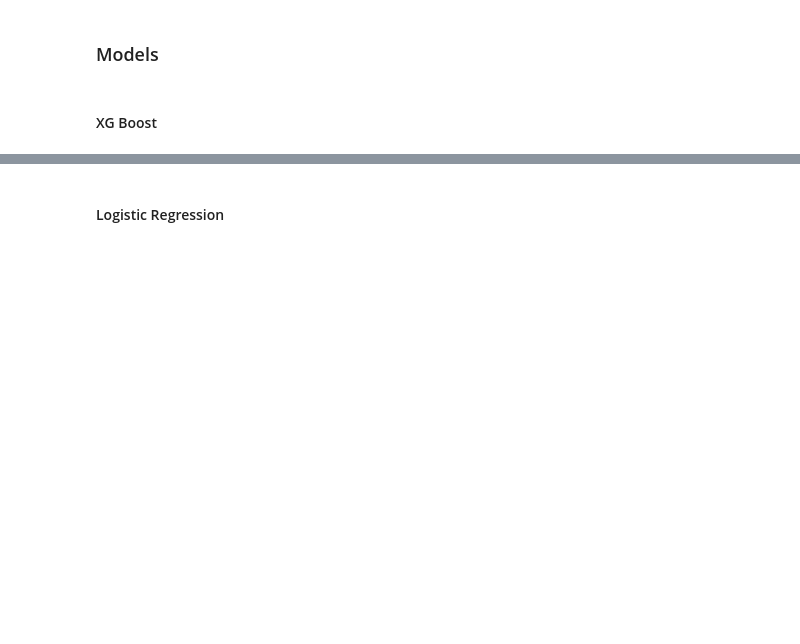
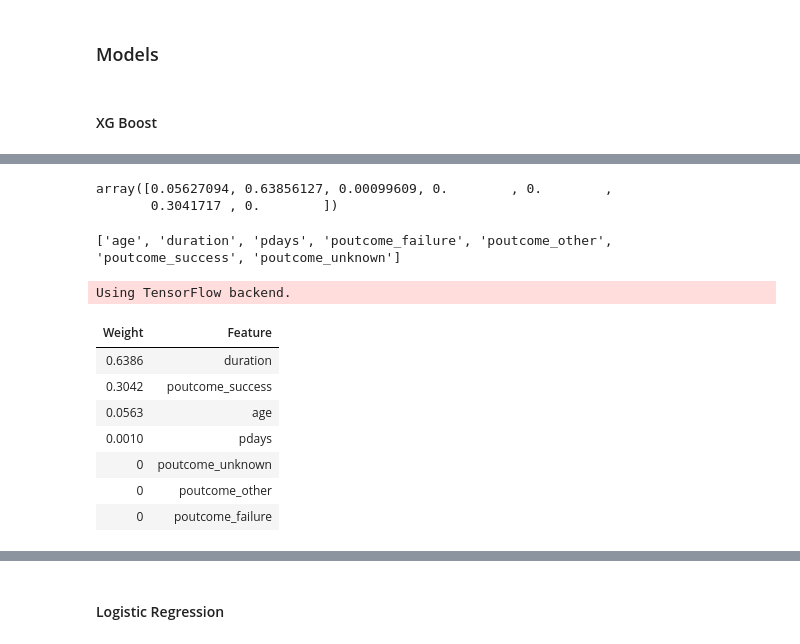
Before and after one commit to Team5UD/bank-marketing, a Jupyter notebook: Group5EDACode.ipynb, the cells around one changed output, grey strips where cells are left out. Drawn from its saved outputs; the diff is of its cells as text; code cells hidden in the pictures; blank space fills up the shorter version.

Commit message:
Added models
* added sally's and amanda's models

```diff
--- a/Group5EDACode.ipynb
+++ b/Group5EDACode.ipynb
@@ -625,0 +641,11 @@ grid_search_dt.best_score_'''
+# %%
+# Specify the model to use, which is DecisionTreeClassifier
+# Make a full pipeline by combining preprocessor and the model
+from sklearn.tree import DecisionTreeClassifier
+
+pipeline_dt = Pipeline(
+    steps=[
+        ('preprocessor', preprocessor),
+        ('clf_dt', DecisionTreeClassifier()),
+    ]
+)
@@ -625,0 +736,5 @@ grid_search_dt.best_score_'''
+# %%
+# select the best model
+# the best parameters are shown, note SimpleImputer() implies that mean strategry is used
+clf_best = grid_search_dt.best_estimator_
+clf_best
@@ -625,0 +789,28 @@ grid_search_dt.best_score_'''
+# %%
+onehot_columns = list(clf_best.named_steps['preprocessor'].named_transformers_['cat_pipeline'].named_steps['onehot'].get_feature_names(input_features=cat_features))
+# %%
+i = clf_best.named_steps["clf_dt"].feature_importances_
+i
+# %% [output]
+array([0.05627094, 0.63856127, 0.00099609, 0.        , 0.        ,
+       0.3041717 , 0.        ])
+# %%
+numeric_features_list = list(num_features)
+numeric_features_list.extend(onehot_columns)
+# %%
+print(numeric_features_list)
+# %% [output]
+['age', 'duration', 'pdays', 'poutcome_failure', 'poutcome_other', 'poutcome_success', 'poutcome_unknown']
+# %%
+import eli5 as eli5
+eli5.explain_weights(clf_best.named_steps["clf_dt"], top=50, feature_names=numeric_features_list, feature_filter=lambda x: x != '<BIAS>')
+# %% [output]
+Using TensorFlow backend.
+| Weight | Feature |
+| 0.6386 | duration |
+| 0.3042 | poutcome_success |
+| 0.0563 | age |
+| 0.0010 | pdays |
+| 0 | poutcome_unknown |
+| 0 | poutcome_other |
+| 0 | poutcome_failure |
```
Also changed, not shown: parts of 46 cells of this notebook.
